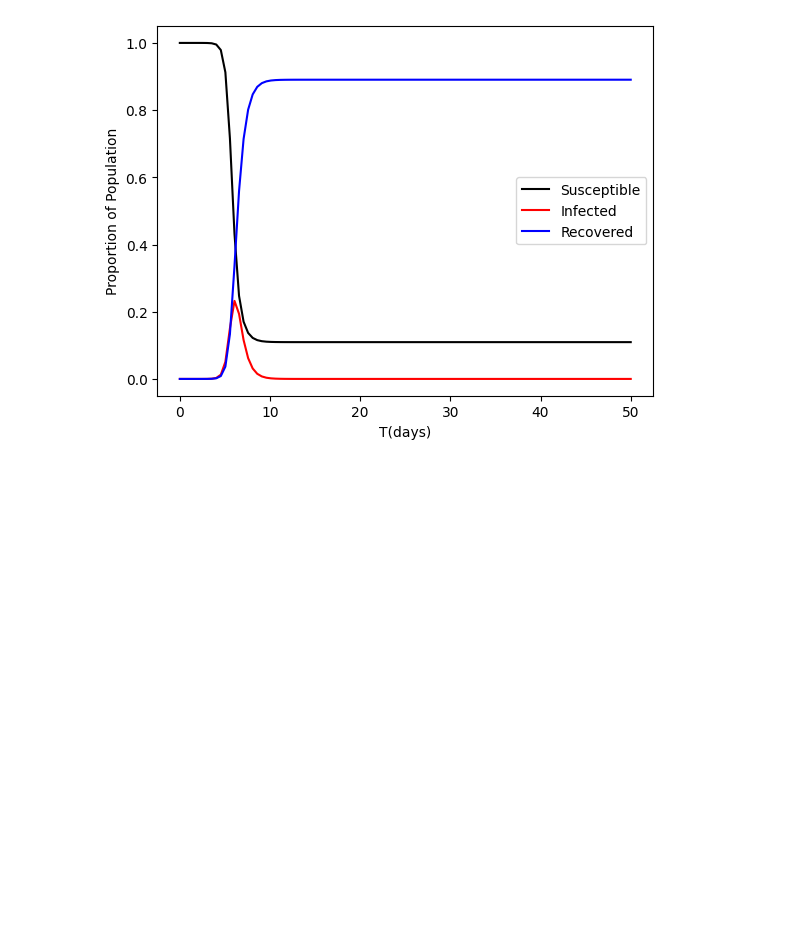
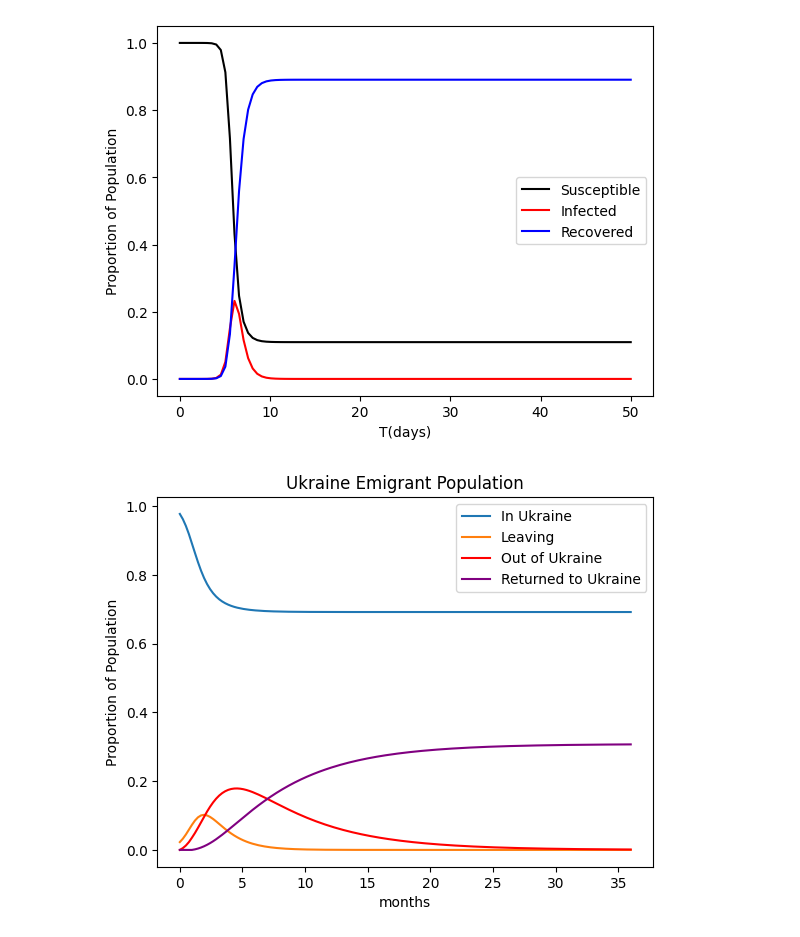
Before and after one commit to zaccmeyer/2020Crime, a Jupyter notebook: lydia_vol4.ipynb, the cells around one changed output. Cells and saved outputs as stored; diff of their text form; code cells hidden in the pictures; blank space fills up the shorter version.

Commit message:
model with return to ukraine

```diff
--- a/lydia_vol4.ipynb
+++ b/lydia_vol4.ipynb
@@ -43,0 +81,33 @@ prob1()
+# %%
+t0 = 0
+tf = 36
+n = 44e6
+beta=5
+gamma=1/1.25
+k = 29e6/n
+c = 75e5/n
+#define ode measuring the spread of disease
+def ode(t,y):
+    if t <1:
+        return np.array([beta*y[1]*y[0]*(1-y[0]/k),-beta*y[1]*y[0]*(1-y[0]/k)-gamma*y[1], gamma*y[1],0])
+    else:
+        return np.array([beta*y[1]*y[0]*(1-y[0]/k),-beta*y[1]*y[0]*(1-y[0]/k)-gamma*y[1], gamma*y[1] - c * y[2],c * y[2]])
+#initial conditions
+y0 = np.array([(n-1e6)/n,1e6/n,0, 0])
+y0[3] = min(y0[3], 1 - y0[0])
+
+#solve ivp and get solution
+solution=solve_ivp(ode,(t0,tf), y0, t_eval=np.linspace(t0,tf,150))
+
+#plots and labels
+plt.plot(solution.t, solution.y[0],label="In Ukraine")
+plt.plot(solution.t, solution.y[1],label="Leaving")
+plt.plot(solution.t, solution.y[2],'r',label="Out of Ukraine")
+plt.plot(solution.t, solution.y[3],'purple',label="Returned to Ukraine")
+plt.xlabel('months')
+plt.title('Ukraine Emigrant Population')
+plt.ylabel('Proportion of Population')
+plt.legend()
+plt.show()
+# %% [output]
+[figure, added]
```
Also changed, not shown: parts of 1 cell of this notebook.
